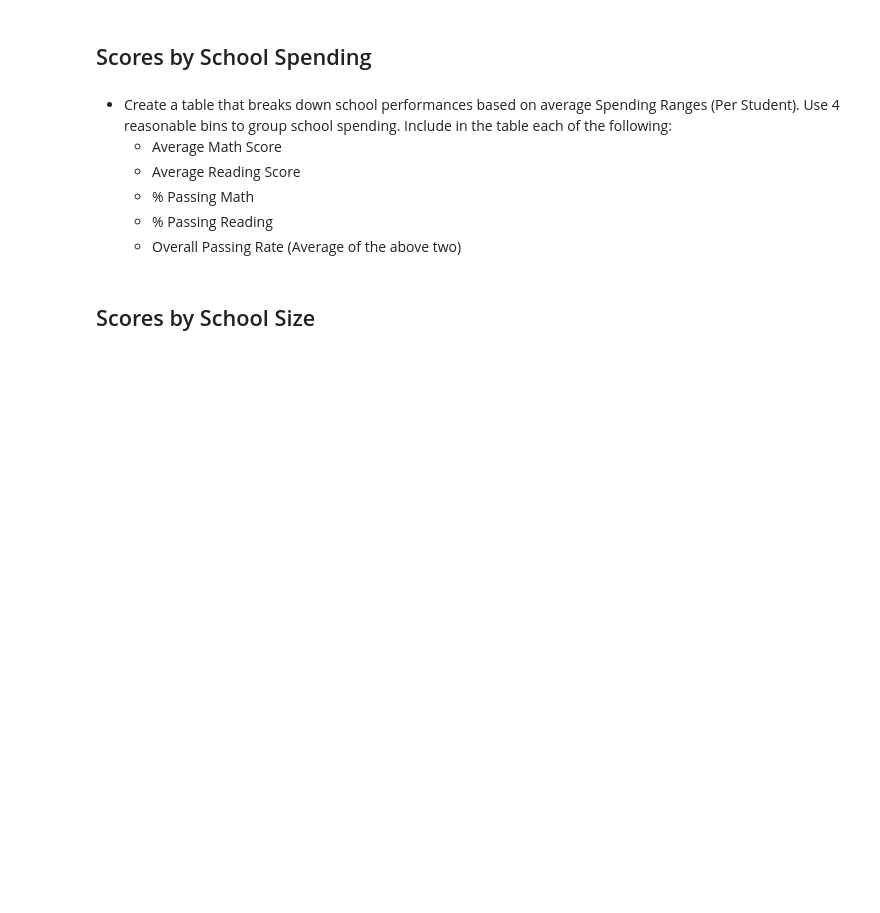
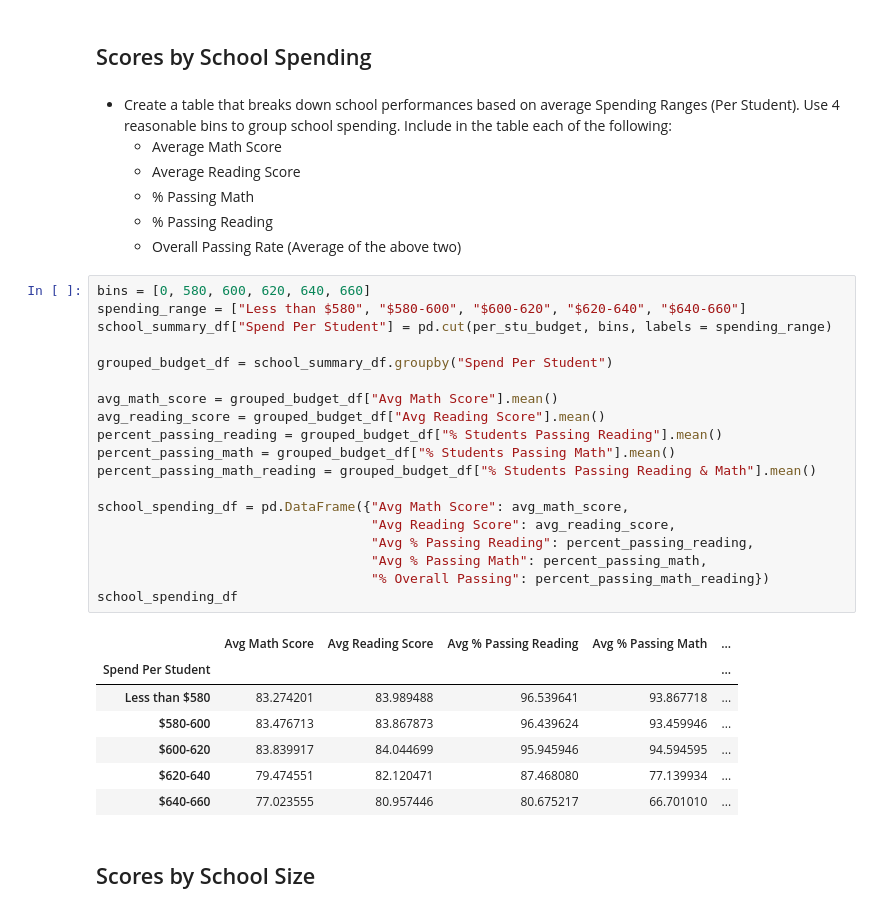
Before and after one commit to CCom20/pandas-challenge, a Jupyter notebook: pycityschools/PyCitySchools_starter.ipynb, the cells around one changed output. Saved outputs shown, nothing was run; the diff lists cells and outputs as text; blank space fills up the shorter version.

```diff
--- a/pycityschools/PyCitySchools_starter.ipynb
+++ b/pycityschools/PyCitySchools_starter.ipynb
@@ -268,6 +299,33 @@ by_grade_math_scores_df
   * % Passing Math
   * % Passing Reading
   * Overall Passing Rate (Average of the above two)
+# %%
+bins = [0, 580, 600, 620, 640, 660]
+spending_range = ["Less than $580", "$580-600", "$600-620", "$620-640", "$640-660"]
+school_summary_df["Spend Per Student"] = pd.cut(per_stu_budget, bins, labels = spending_range)
+
+grouped_budget_df = school_summary_df.groupby("Spend Per Student")
+
+avg_math_score = grouped_budget_df["Avg Math Score"].mean()
+avg_reading_score = grouped_budget_df["Avg Reading Score"].mean()
+percent_passing_reading = grouped_budget_df["% Students Passing Reading"].mean()
+percent_passing_math = grouped_budget_df["% Students Passing Math"].mean()
+percent_passing_math_reading = grouped_budget_df["% Students Passing Reading & Math"].mean()
+
+school_spending_df = pd.DataFrame({"Avg Math Score": avg_math_score,
+                                   "Avg Reading Score": avg_reading_score,
+                                   "Avg % Passing Reading": percent_passing_reading,
+                                   "Avg % Passing Math": percent_passing_math,
+                                   "% Overall Passing": percent_passing_math_reading})
+school_spending_df
+# %% [output]
+|  | Avg Math Score | Avg Reading Score | Avg % Passing Reading | Avg % Passing Math | ... |
+| Spend Per Student |  |  |  |  | ... |
+| Less than $580 | 83.274201 | 83.989488 | 96.539641 | 93.867718 | ... |
+| $580-600 | 83.476713 | 83.867873 | 96.439624 | 93.459946 | ... |
+| $600-620 | 83.839917 | 84.044699 | 95.945946 | 94.594595 | ... |
+| $620-640 | 79.474551 | 82.120471 | 87.468080 | 77.139934 | ... |
+| $640-660 | 77.023555 | 80.957446 | 80.675217 | 66.701010 | ... |
 # %% [markdown]
 ## Scores by School Size
 # %% [markdown]
```
Also changed, not shown: parts of 4 cells of this notebook.
